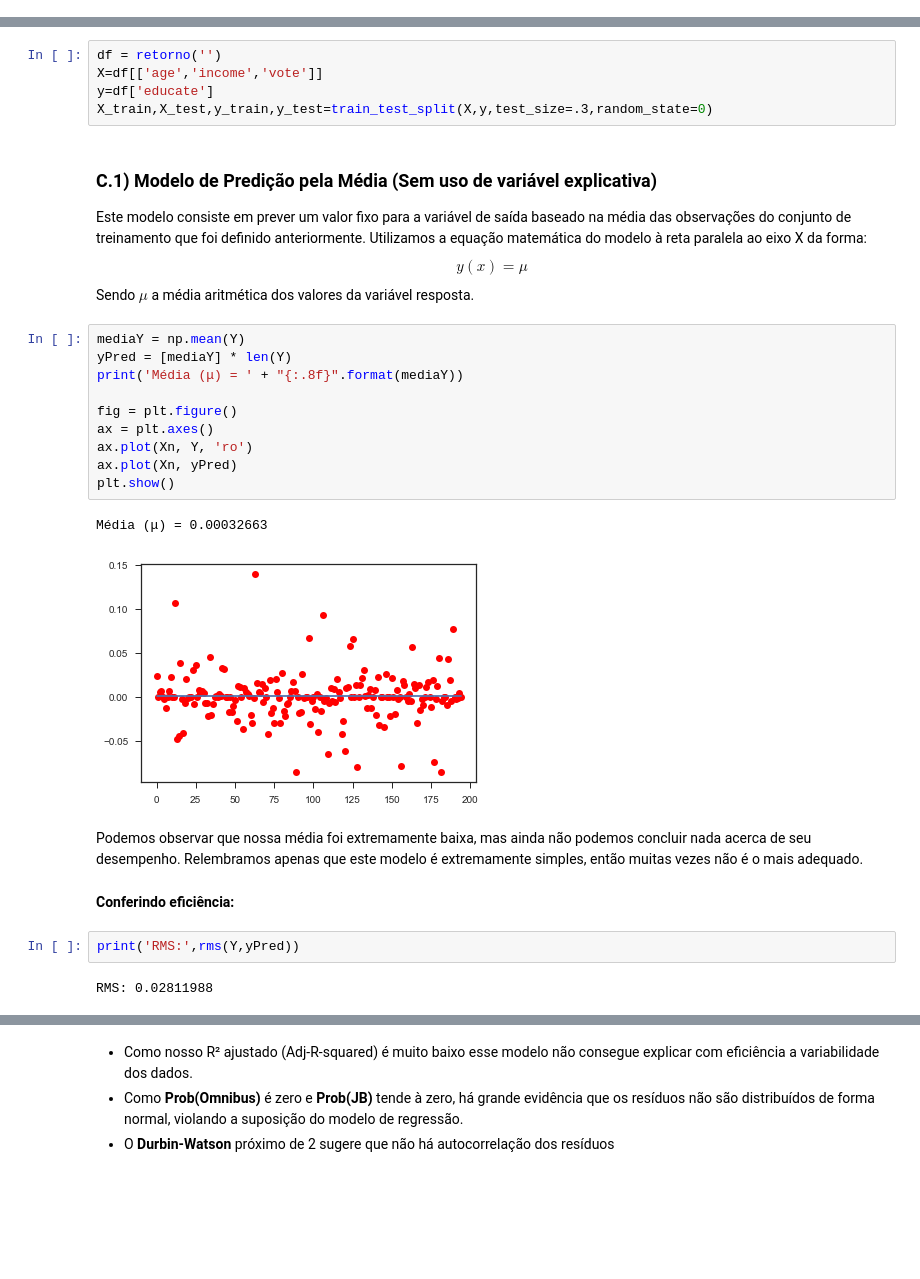
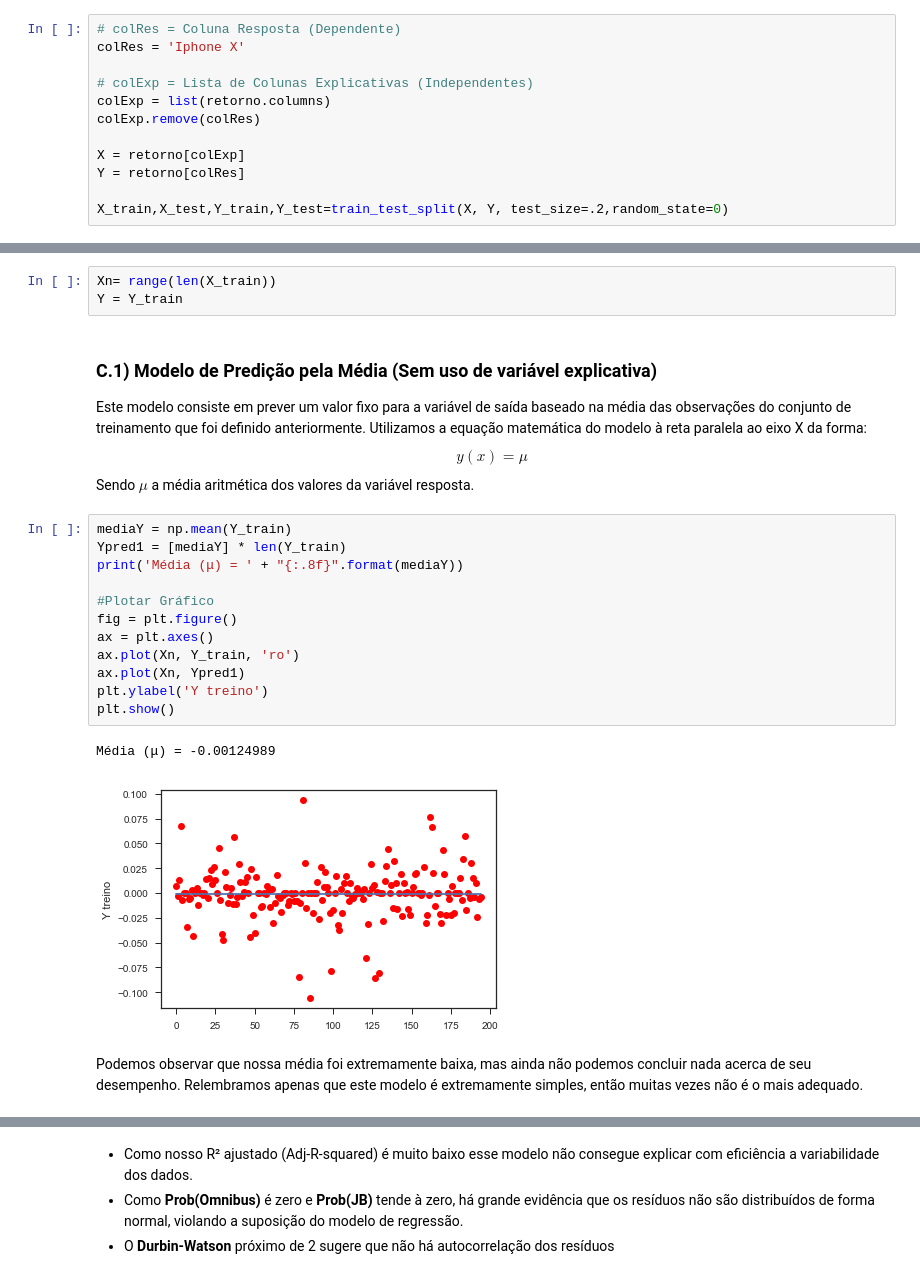
Before and after one commit to gabrielmf1/DP-P3, a Jupyter notebook: Projeto3.ipynb, the cells around one changed output, grey strips where cells are left out. Cells and saved outputs as stored; diff of their text form; blank space fills up the shorter version.

```diff
--- a/Projeto3.ipynb
+++ b/Projeto3.ipynb
@@ -372,2 +360,14 @@ Comprimento Teste: 49 | Comprimento Treino: 195
+# %%
+# colRes = Coluna Resposta (Dependente)
+colRes = 'Iphone X'
+
+# colExp = Lista de Colunas Explicativas (Independentes)
+colExp = list(retorno.columns)
+colExp.remove(colRes)
+
+X = retorno[colExp]
+Y = retorno[colRes]
+
+X_train,X_test,Y_train,Y_test=train_test_split(X, Y, test_size=.2,random_state=0)
 # %% [markdown]
 Definindo algumas variáveis que serão usadas:
@@ -391,34 +374,28 @@ Y = dfRes[colRes]
-# %%
-df = retorno('')
-X=df[['age','income','vote']]
-y=df['educate']
-X_train,X_test,y_train,y_test=train_test_split(X,y,test_size=.3,random_state=0)
+# %%
+Xn= range(len(X_train))
+Y = Y_train
 # %% [markdown]
 <a id='itemC1'></a>
 ### C.1) Modelo de Predição pela Média (Sem uso de variável explicativa)
 
 Este modelo consiste em prever um valor fixo para a variável de saída baseado na média das observações do conjunto de treinamento que foi definido anteriormente. Utilizamos a equação matemática do modelo à reta paralela ao eixo X da forma: $$y(x) = \mu$$ Sendo $\mu$ a média aritmética dos valores da variável resposta.
 # %%
-mediaY = np.mean(Y)
-yPred = [mediaY] * len(Y)
+mediaY = np.mean(Y_train)
+Ypred1 = [mediaY] * len(Y_train)
 print('Média (μ) = ' + "{:.8f}".format(mediaY))
 
+#Plotar Gráfico
 fig = plt.figure()
 ax = plt.axes()
-ax.plot(Xn, Y, 'ro')
-ax.plot(Xn, yPred)
+ax.plot(Xn, Y_train, 'ro')
+ax.plot(Xn, Ypred1)
+plt.ylabel('Y treino')
 plt.show()
 # %% [output]
-Média (μ) = 0.00032663
+Média (μ) = -0.00124989
-[figure, old version]
+[figure, new version]
 # %% [markdown]
 Podemos observar que nossa média foi extremamente baixa, mas ainda não podemos concluir nada acerca de seu desempenho. Relembramos apenas que este modelo é extremamente simples, então muitas vezes não é o mais adequado.
-# %% [markdown]
-__Conferindo eficiência:__
-# %%
-print('RMS:',rms(Y,yPred))
-# %% [output]
-RMS: 0.02811988
 # %% [markdown]
 <a id='itemC2'></a>
 ### C.2) __Modelo de Regressão Linear Múltipla (Multiple Linear Regression)__
```
Also changed, not shown: parts of 40 cells of this notebook.
